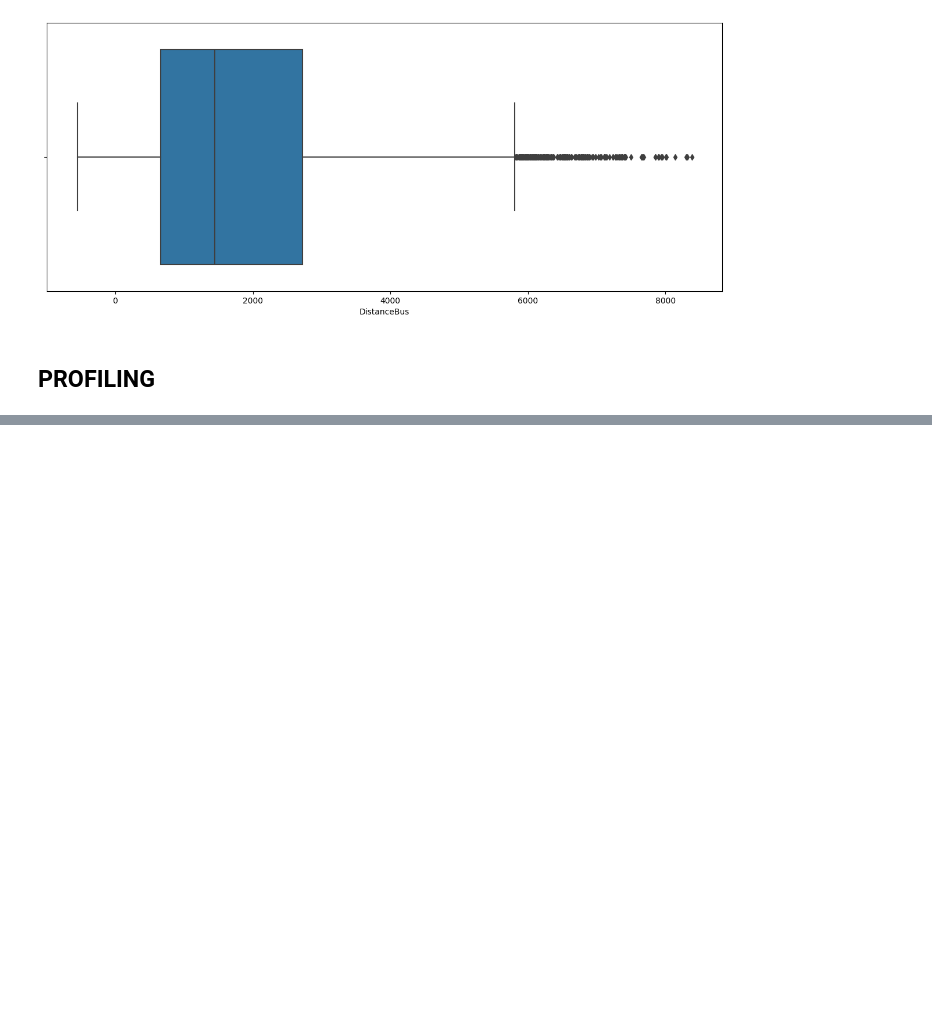
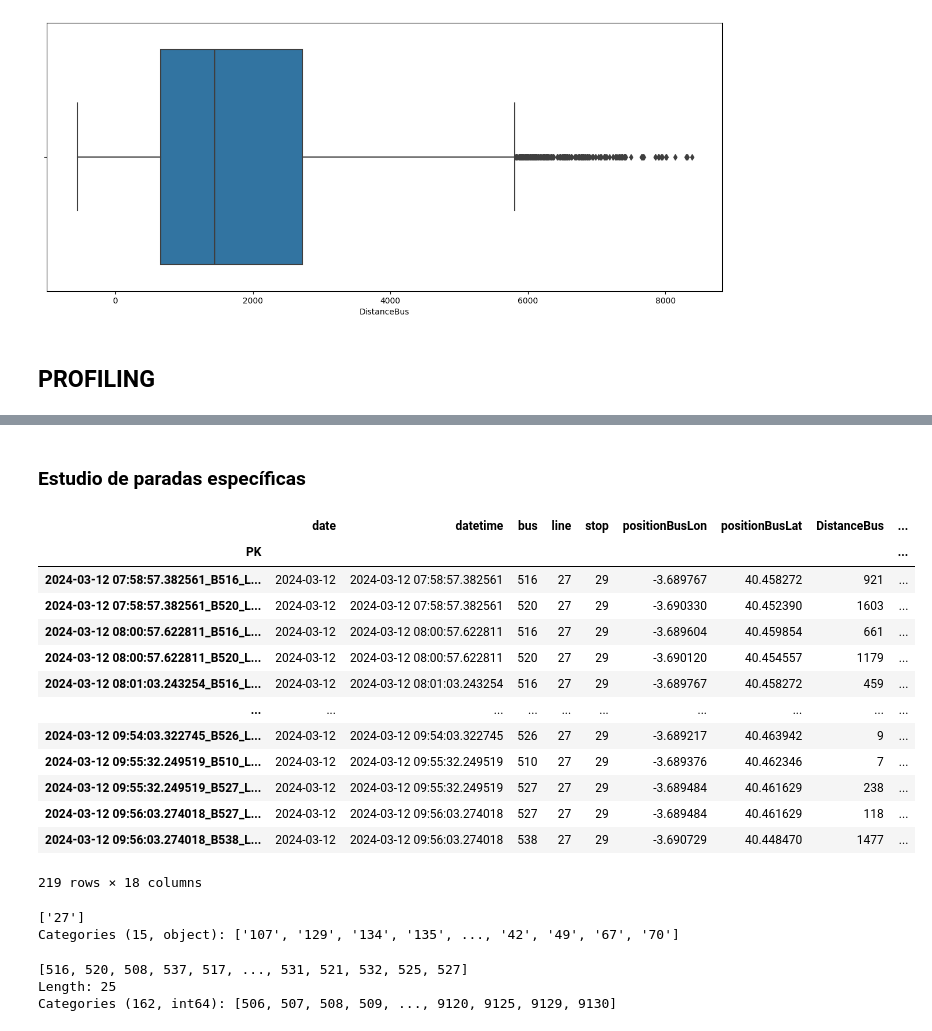
Before and after one commit to oeg-upm/inesdata-mov-data-generation, a Jupyter notebook: notebooks/emt_qa.ipynb, the cells around one changed output, grey strips where cells are left out. Cells and saved outputs as stored; diff of their text form; code cells hidden in the pictures; blank space fills up the shorter version.

```diff
--- a/notebooks/emt_qa.ipynb
+++ b/notebooks/emt_qa.ipynb
@@ -311,0 +333,3 @@ profile
+# %%
+# As we passed the PK quality check, we can set this PK as dataframe index
+df.set_index('PK', inplace=True)
@@ -311,0 +436,32 @@ profile
+# %% [markdown]
+### Estudio de paradas específicas
+# %%
+stop = 29
+stop_df = df[df['stop'] == stop]
+stop_df
+# %% [output]
+|  | date | datetime | bus | line | stop | positionBusLon | positionBusLat | DistanceBus | ... |
+| PK |  |  |  |  |  |  |  |  | ... |
+| 2024-03-12 07:58:57.382561_B516_L... | 2024-03-12 | 2024-03-12 07:58:57.382561 | 516 | 27 | 29 | -3.689767 | 40.458272 | 921 | ... |
+| 2024-03-12 07:58:57.382561_B520_L... | 2024-03-12 | 2024-03-12 07:58:57.382561 | 520 | 27 | 29 | -3.690330 | 40.452390 | 1603 | ... |
+| 2024-03-12 08:00:57.622811_B516_L... | 2024-03-12 | 2024-03-12 08:00:57.622811 | 516 | 27 | 29 | -3.689604 | 40.459854 | 661 | ... |
+| 2024-03-12 08:00:57.622811_B520_L... | 2024-03-12 | 2024-03-12 08:00:57.622811 | 520 | 27 | 29 | -3.690120 | 40.454557 | 1179 | ... |
+| 2024-03-12 08:01:03.243254_B516_L... | 2024-03-12 | 2024-03-12 08:01:03.243254 | 516 | 27 | 29 | -3.689767 | 40.458272 | 459 | ... |
+| ... | ... | ... | ... | ... | ... | ... | ... | ... | ... |
+| 2024-03-12 09:54:03.322745_B526_L... | 2024-03-12 | 2024-03-12 09:54:03.322745 | 526 | 27 | 29 | -3.689217 | 40.463942 | 9 | ... |
+| 2024-03-12 09:55:32.249519_B510_L... | 2024-03-12 | 2024-03-12 09:55:32.249519 | 510 | 27 | 29 | -3.689376 | 40.462346 | 7 | ... |
+| 2024-03-12 09:55:32.249519_B527_L... | 2024-03-12 | 2024-03-12 09:55:32.249519 | 527 | 27 | 29 | -3.689484 | 40.461629 | 238 | ... |
+| 2024-03-12 09:56:03.274018_B527_L... | 2024-03-12 | 2024-03-12 09:56:03.274018 | 527 | 27 | 29 | -3.689484 | 40.461629 | 118 | ... |
+| 2024-03-12 09:56:03.274018_B538_L... | 2024-03-12 | 2024-03-12 09:56:03.274018 | 538 | 27 | 29 | -3.690729 | 40.448470 | 1477 | ... |
+219 rows × 18 columns
+# %%
+stop_df['line'].unique()
+# %% [output]
+['27']
+Categories (15, object): ['107', '129', '134', '135', ..., '42', '49', '67', '70']
+# %%
+stop_df['bus'].unique()
+# %% [output]
+[516, 520, 508, 537, 517, ..., 531, 521, 532, 525, 527]
+Length: 25
+Categories (162, int64): [506, 507, 508, 509, ..., 9120, 9125, 9129, 9130]
```
Also changed, not shown: parts of 20 cells of this notebook.
